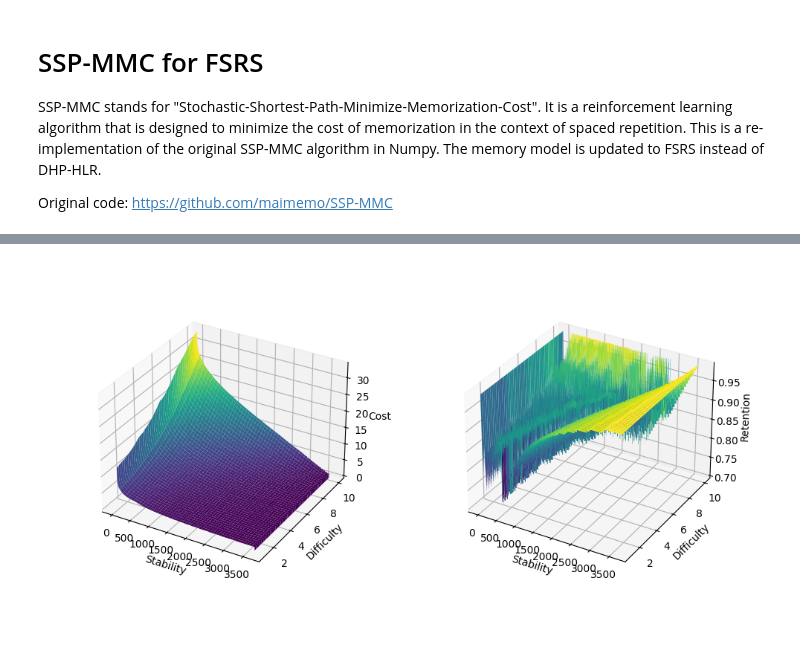
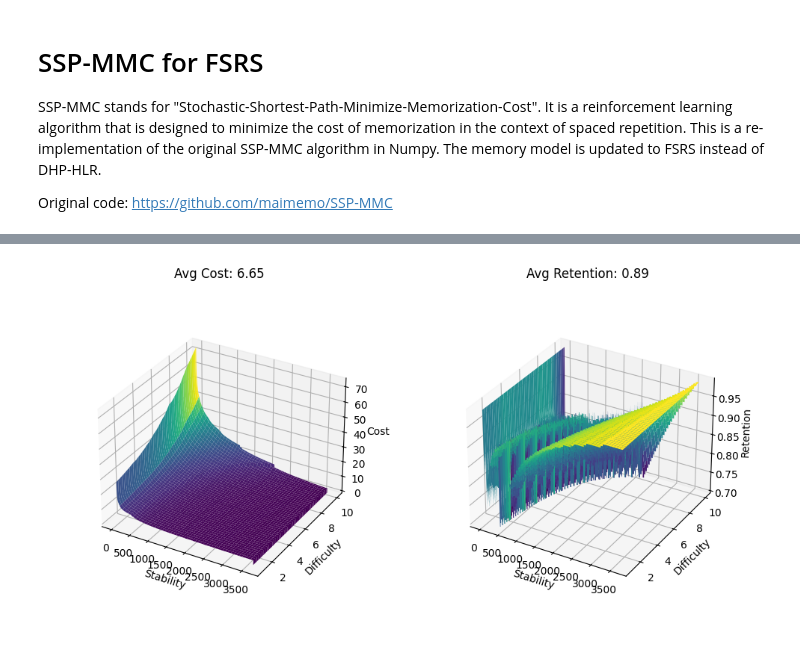
Before and after one commit to open-spaced-repetition/SSP-MMC-FSRS, a Jupyter notebook: notebook.ipynb, the cells around one changed output, grey strips where cells are left out. Drawn from its saved outputs; the diff is of its cells as text; code cells hidden in the pictures.

Commit message:
find optimal retention

```diff
--- a/notebook.ipynb
+++ b/notebook.ipynb
@@ -105,30 +102,36 @@ def i2c(s, d): return cost_matrix[d2i(d), s2i(s)]
 # %%
-import time
-
 i = 0
 diff = 10000
 n_iter = 1000
 
-success_cost = 1
-failure_cost = 1
+success_cost = 3
+failure_cost = 9
 
 start = time.time()
 
-while i < n_iter and diff > 1e-6*s_size*d_size:
+while i < n_iter and diff > 1e-6 * s_size * d_size:
     next_stability_after_success = stability_after_success(
-        s_state_mesh, d_state_mesh, r_state_mesh)
+        s_state_mesh, d_state_mesh, r_state_mesh
+    )
     next_difficulty_after_success = difficulty_after_success(d_state_mesh)
-    next_cost_after_success = i2c(
-        next_stability_after_success, next_difficulty_after_success) + success_cost
+    next_cost_after_success = (
+        i2c(next_stability_after_success,
+            next_difficulty_after_success) + success_cost
+    )
 
     next_stability_after_failure = stability_after_failure(
-        s_state_mesh, d_state_mesh, r_state_mesh)
+        s_state_mesh, d_state_mesh, r_state_mesh
+    )
     next_difficulty_after_failure = difficulty_after_failure(d_state_mesh)
-    next_cost_after_failure = i2c(
-        next_stability_after_failure, next_difficulty_after_failure) + failure_cost
+    next_cost_after_failure = (
+        i2c(next_stability_after_failure,
+            next_difficulty_after_failure) + failure_cost
+    )
 
-    expected_cost = r_state_mesh * next_cost_after_success + \
-        (1 - r_state_mesh) * next_cost_after_failure
+    expected_cost = (
+        r_state_mesh * next_cost_after_success
+        + (1 - r_state_mesh) * next_cost_after_failure
+    )
     # update cost matrix
     optimal_cost = np.minimum(cost_matrix, expected_cost.min(axis=2))
     action_matrix = r_state[np.argmin(expected_cost, axis=2)]
@@ -141,4 +144,8 @@ while i < n_iter and diff > 1e-6*s_size*d_size:
 
 end = time.time()
 print(f"Time: {end - start:.2f}s")
+avg_cost = cost_matrix.mean()
+print(f"Average cost: {avg_cost:.2f}")
+avg_retention = action_matrix.mean()
+print(f"Average retention: {avg_retention:.2f}")
 # %% [output]
@@ -162,21 +159,21 @@ Time: 719.37s
 # %%
-import matplotlib.pyplot as plt
-
 s_state_mesh, d_state_mesh = np.meshgrid(s_state, d_state)
 fig = plt.figure(figsize=(10, 5))
 ax = fig.add_subplot(121, projection="3d")
 ax.plot_surface(s_state_mesh, d_state_mesh, cost_matrix, cmap="viridis")
 ax.set_xlabel("Stability")
 ax.set_ylabel("Difficulty")
 ax.set_zlabel("Cost")
+ax.set_title(f"Avg Cost: {avg_cost:.2f}")
 ax.set_box_aspect(None, zoom=0.8)
 ax = fig.add_subplot(122, projection="3d")
 ax.plot_surface(s_state_mesh, d_state_mesh, action_matrix, cmap="viridis")
 ax.set_xlabel("Stability")
 ax.set_ylabel("Difficulty")
 ax.set_zlabel("Retention")
+ax.set_title(f"Avg Retention: {avg_retention:.2f}")
 ax.set_box_aspect(None, zoom=0.8)
 plt.tight_layout()
 plt.show()
 # %% [output]
-[figure, old version]
+[figure, new version]
```
Also changed, not shown: parts of 3 cells of this notebook.
